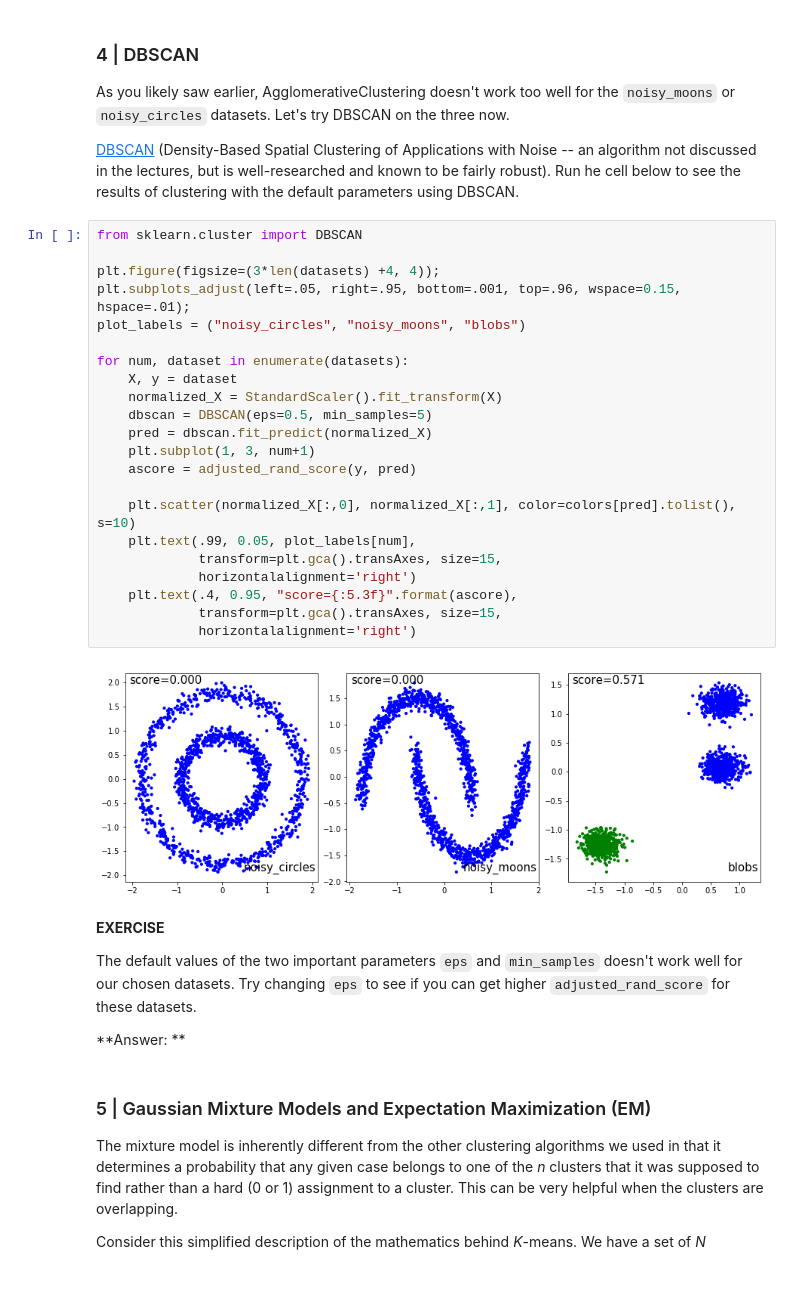
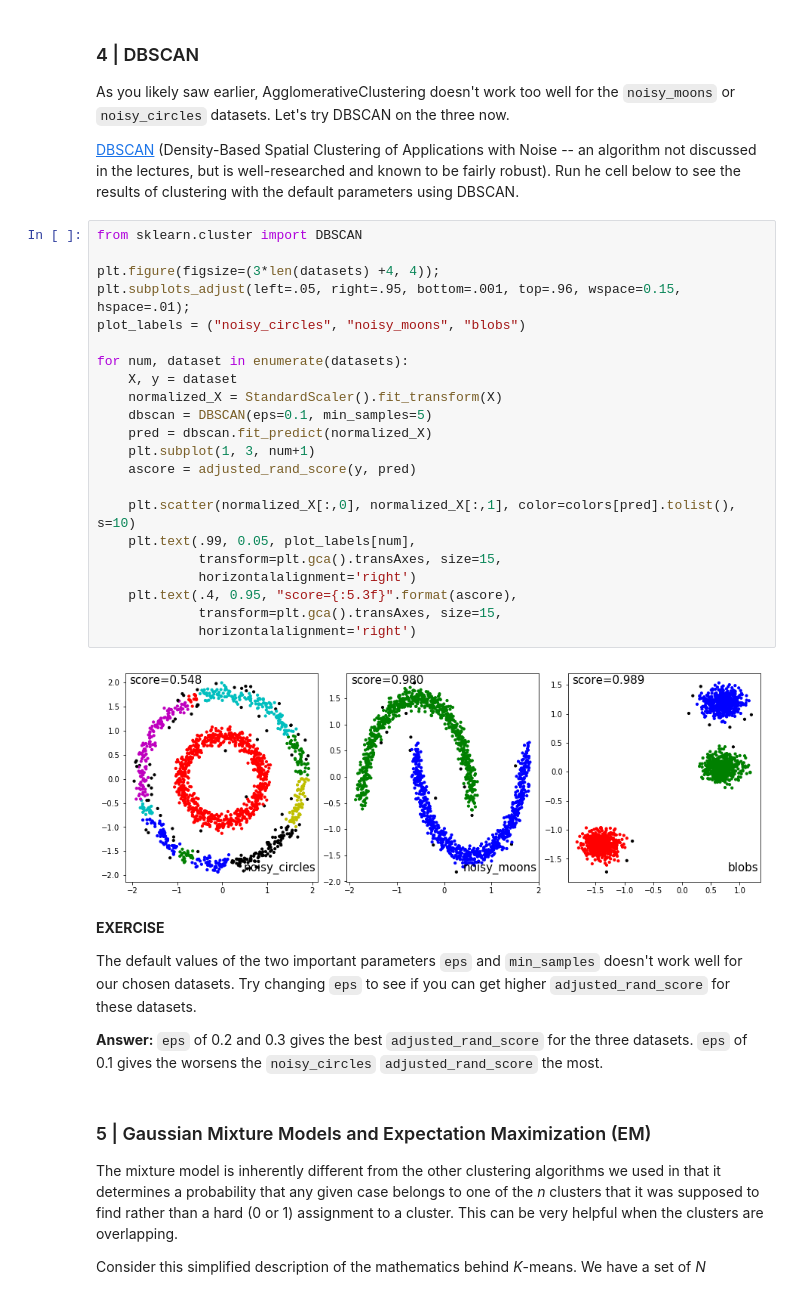
Before and after one commit to lvibb/sandbox, a Jupyter notebook: mlnd/07a Clustering - HAC, DBSCAN and GMM.ipynb, the cells around one changed output. Drawn from its saved outputs; the diff is of its cells as text.

````diff
--- a/mlnd/07a Clustering - HAC, DBSCAN and GMM.ipynb
+++ b/mlnd/07a Clustering - HAC, DBSCAN and GMM.ipynb
@@ -223,33 +264,35 @@ As you likely saw earlier, AgglomerativeClustering doesn't work too well for the
 # %%
 from sklearn.cluster import DBSCAN
 
 plt.figure(figsize=(3*len(datasets) +4, 4));
 plt.subplots_adjust(left=.05, right=.95, bottom=.001, top=.96, wspace=0.15, hspace=.01);
 plot_labels = ("noisy_circles", "noisy_moons", "blobs")
 
 for num, dataset in enumerate(datasets):
     X, y = dataset
     normalized_X = StandardScaler().fit_transform(X)
-    dbscan = DBSCAN(eps=0.5, min_samples=5)
+    dbscan = DBSCAN(eps=0.1, min_samples=5)
     pred = dbscan.fit_predict(normalized_X)
     plt.subplot(1, 3, num+1)
     ascore = adjusted_rand_score(y, pred)
 
     plt.scatter(normalized_X[:,0], normalized_X[:,1], color=colors[pred].tolist(), s=10)
     plt.text(.99, 0.05, plot_labels[num],
              transform=plt.gca().transAxes, size=15,
              horizontalalignment='right')
     plt.text(.4, 0.95, "score={:5.3f}".format(ascore),
              transform=plt.gca().transAxes, size=15,
              horizontalalignment='right')
 # %% [output]
-[figure, old version]
+[figure, new version]
 # %% [markdown]
 **EXERCISE**
 
 The default values of the two important parameters ```eps``` and ```min_samples``` doesn't work well for our chosen datasets. Try changing ```eps``` to see if you can get higher ```adjusted_rand_score``` for these datasets.
 
-**Answer:   **
+**Answer:**
+```eps``` of 0.2 and 0.3 gives the best ```adjusted_rand_score``` for the three datasets.
+```eps``` of 0.1 gives the worsens the ```noisy_circles``` ```adjusted_rand_score``` the most.
 # %% [markdown]
 ### 5 | Gaussian Mixture Models and Expectation Maximization (EM)
 
````
Also changed, not shown: parts of 6 cells of this notebook, 2 other files.
